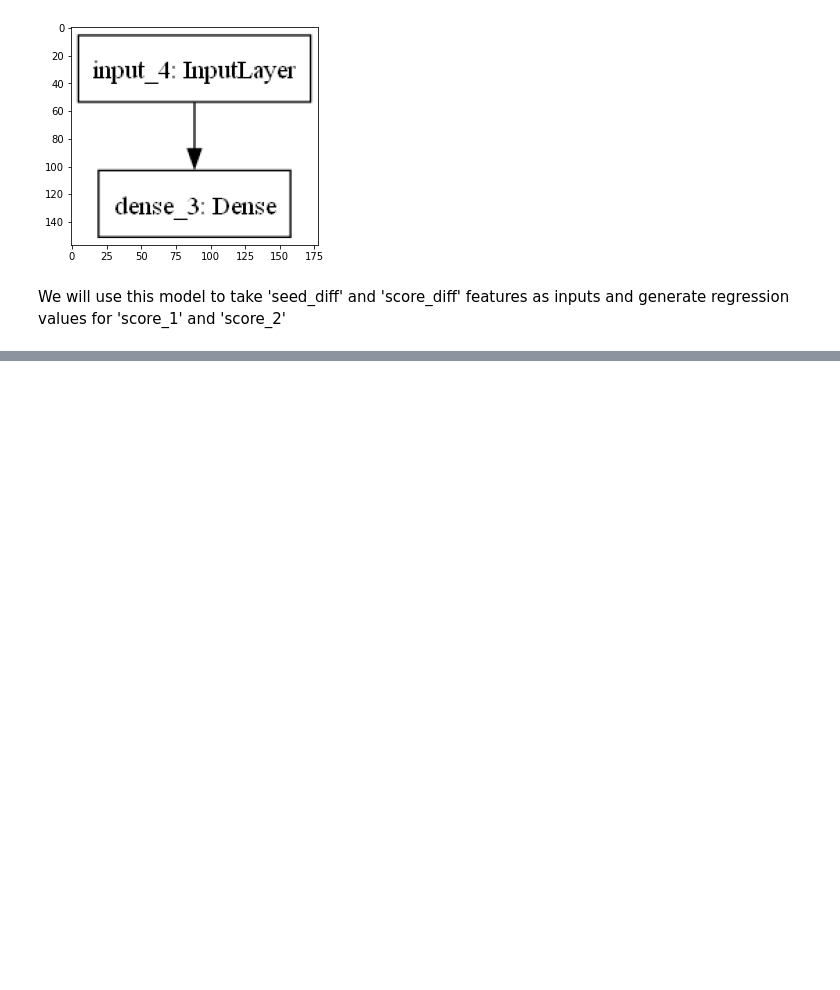
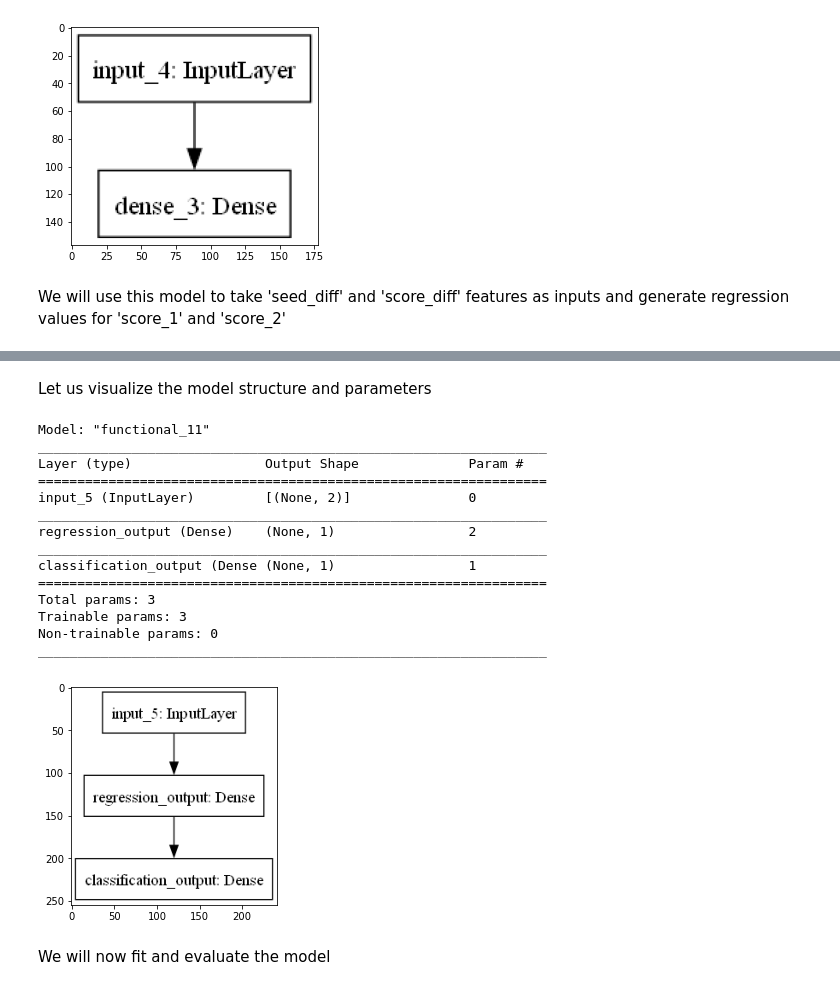
Before and after one commit to syednayeemridwan/data-science-projects, a Jupyter notebook: Basketball Game Output Prediction/Basketball ML.ipynb, the cells around one changed output, grey strips where cells are left out. Cells and saved outputs as stored; diff of their text form; code cells hidden in the pictures; blank space fills up the shorter version.

```diff
--- a/Basketball Game Output Prediction/Basketball ML.ipynb
+++ b/Basketball Game Output Prediction/Basketball ML.ipynb
@@ -511,0 +518,57 @@ model.evaluate(games_tourney[['seed_diff', 'score_diff_pred']],
+# %%
+
+import numpy as np
+import pandas as pd
+from tensorflow.keras.models import Model
+from tensorflow.keras.layers import Input, Dense
+from tensorflow.keras.optimizers import Adam
+from tensorflow.keras.metrics import Precision, Recall
+from tensorflow.keras.preprocessing.image import ImageDataGenerator
+from sklearn.metrics import mean_absolute_error, accuracy_score, classification_report
+
+
+# Prepare the input and output data
+X = games_tourney[['seed_diff', 'score_diff_pred']]
+y1 = games_tourney[['score_diff']]
+y2 = games_tourney[['won']]
+
+# Augment the data
+# X_augmented, _ = augment_data(X, y1)
+X_train = games_season[['seed_diff', 'score_diff_pred']]
+y1_train =  games_season[['score_diff']]
+y2_train = games_season[['won']]
+
+# Define the model
+input_tensor = Input(shape=(2,))
+output_tensor_1 = Dense(1, activation='linear', use_bias=False, name='regression_output')(input_tensor)
+output_tensor_2 = Dense(1, activation='sigmoid', use_bias=False, name='classification_output')(output_tensor_1)
+model = Model(inputs=input_tensor, outputs=[output_tensor_1, output_tensor_2])
+
+# Compile the model
+model.compile(
+    optimizer=Adam(learning_rate=0.01),
+    loss={'regression_output': 'mean_absolute_error', 'classification_output': 'binary_crossentropy'},
+    metrics={'classification_output': [Precision(), Recall()]}
+)
+# %% [markdown]
+Let us visualize the model structure and parameters
+# %%
+model_summary(model=model, model_name="classification_regression_model.png")
+# %% [output]
+Model: "functional_11"
+_________________________________________________________________
+Layer (type)                 Output Shape              Param #
+=================================================================
+input_5 (InputLayer)         [(None, 2)]               0
+_________________________________________________________________
+regression_output (Dense)    (None, 1)                 2
+_________________________________________________________________
+classification_output (Dense (None, 1)                 1
+=================================================================
+Total params: 3
+Trainable params: 3
+Non-trainable params: 0
+_________________________________________________________________
+[figure, added]
+# %% [markdown]
+We will now fit and evaluate the model
```
Also changed, not shown: parts of 20 cells of this notebook, 1 other file.
